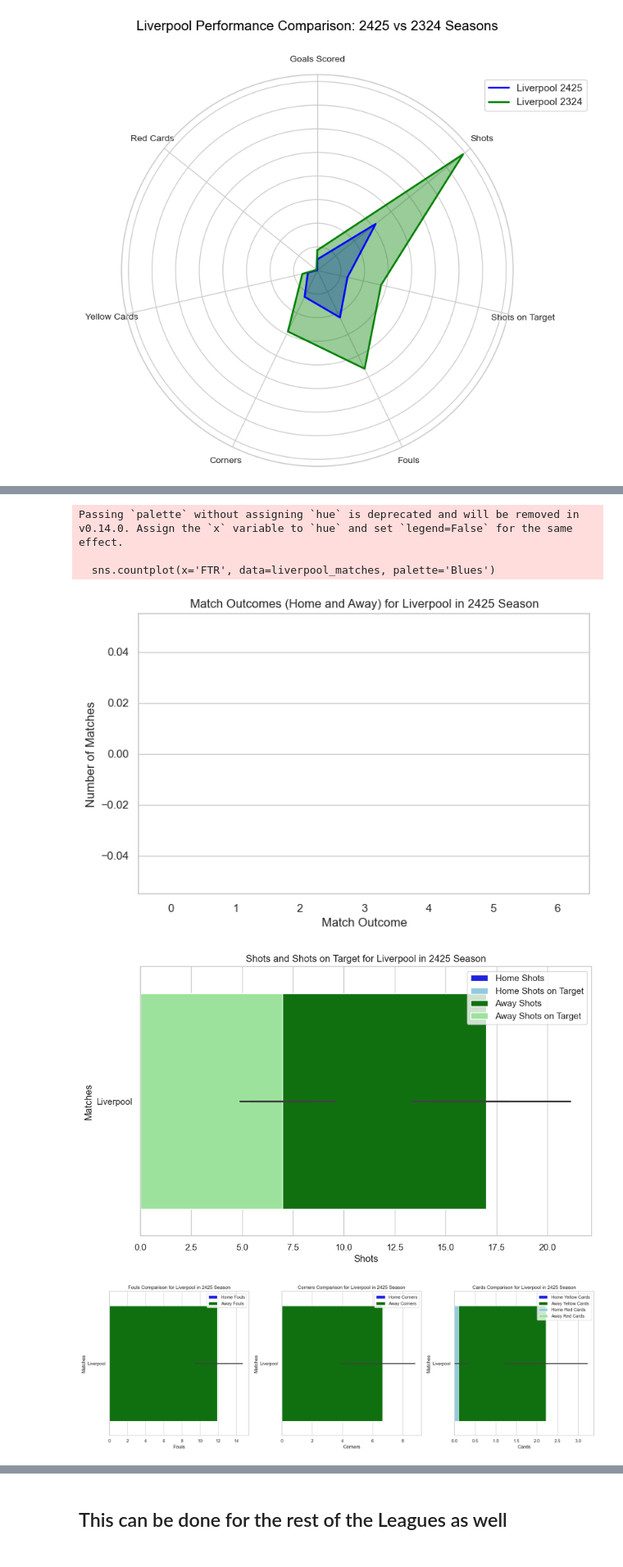
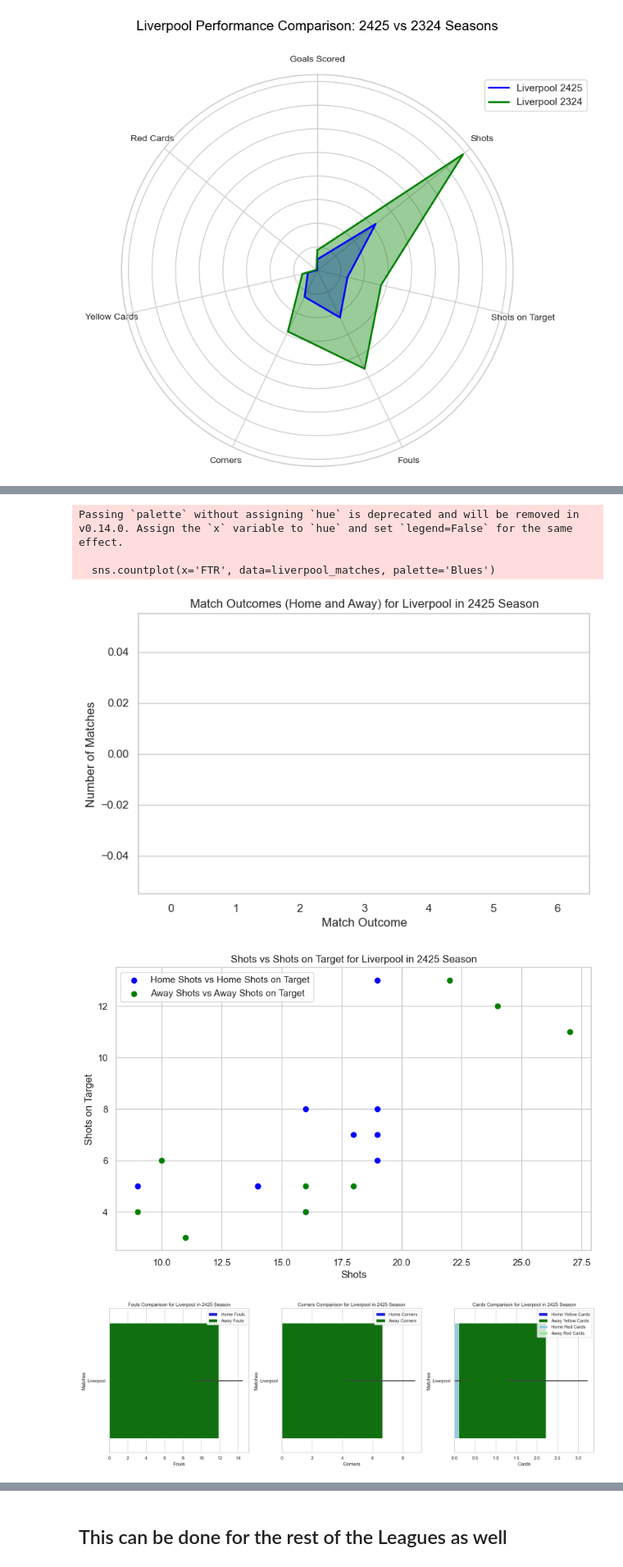
Before and after one commit to amwangwa/TeamPerformance, a Jupyter notebook: sample.ipynb, the cells around one changed output, grey strips where cells are left out. Shown at 82% size. Drawn from its saved outputs; the diff is of its cells as text; code cells hidden in the pictures.

```diff
--- a/sample.ipynb
+++ b/sample.ipynb
@@ -962,19 +928,22 @@ plt.xlabel('Match Outcome')
 plt.ylabel('Number of Matches')
 plt.show()
 
-# Plotting Shots vs Shots on Target
+# Plotting Shots vs Shots on Target using Scatter Plot
 plt.figure(figsize=(10, 6))
-sns.barplot(x='HS', y='HomeTeam', data=liverpool_home, color='blue', label='Home Shots')
-sns.barplot(x='HST', y='HomeTeam', data=liverpool_home, color='skyblue', label='Home Shots on Target')
-sns.barplot(x='AS', y='AwayTeam', data=liverpool_away, color='green', label='Away Shots')
-sns.barplot(x='AST', y='AwayTeam', data=liverpool_away, color='lightgreen', label='Away Shots on Target')
-plt.title('Shots and Shots on Target for Liverpool in 2425 Season')
+
+# Home Team Shots vs Shots on Target
+plt.scatter(liverpool_home['HS'], liverpool_home['HST'], color='blue', label='Home Shots vs Home Shots on Target')
+
+# Away Team Shots vs Shots on Target
+plt.scatter(liverpool_away['AS'], liverpool_away['AST'], color='green', label='Away Shots vs Away Shots on Target')
+
+plt.title('Shots vs Shots on Target for Liverpool in 2425 Season')
 plt.xlabel('Shots')
-plt.ylabel('Matches')
+plt.ylabel('Shots on Target')
 plt.legend()
 plt.show()
 
-# Plotting Fouls, Corners, and Cards Comparison
+# Plotting Fouls, Corners, and Cards Comparison using Bar Charts
 fig, axes = plt.subplots(1, 3, figsize=(18, 6))
 
 # Fouls Comparison
@@ -1007,7 +976,7 @@ plt.show()
 [figure]
 Passing `palette` without assigning `hue` is deprecated and will be removed in v0.14.0. Assign the `x` variable to `hue` and set `legend=False` for the same effect.
 
   sns.countplot(x='FTR', data=liverpool_matches, palette='Blues')
 [figure]
-[figure, old version]
+[figure, new version]
 [figure]
```
Also changed, not shown: parts of 20 cells of this notebook, 9 other files.
